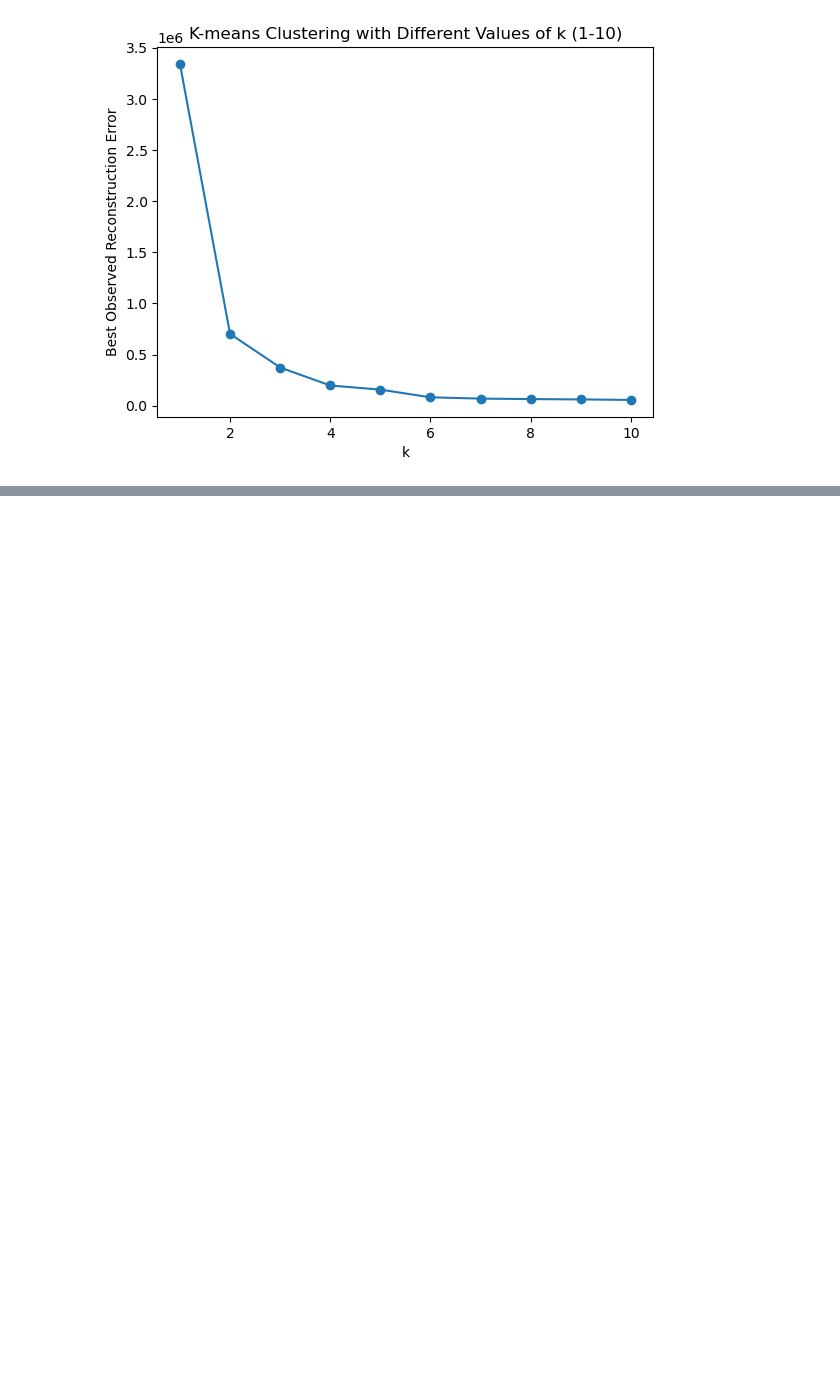
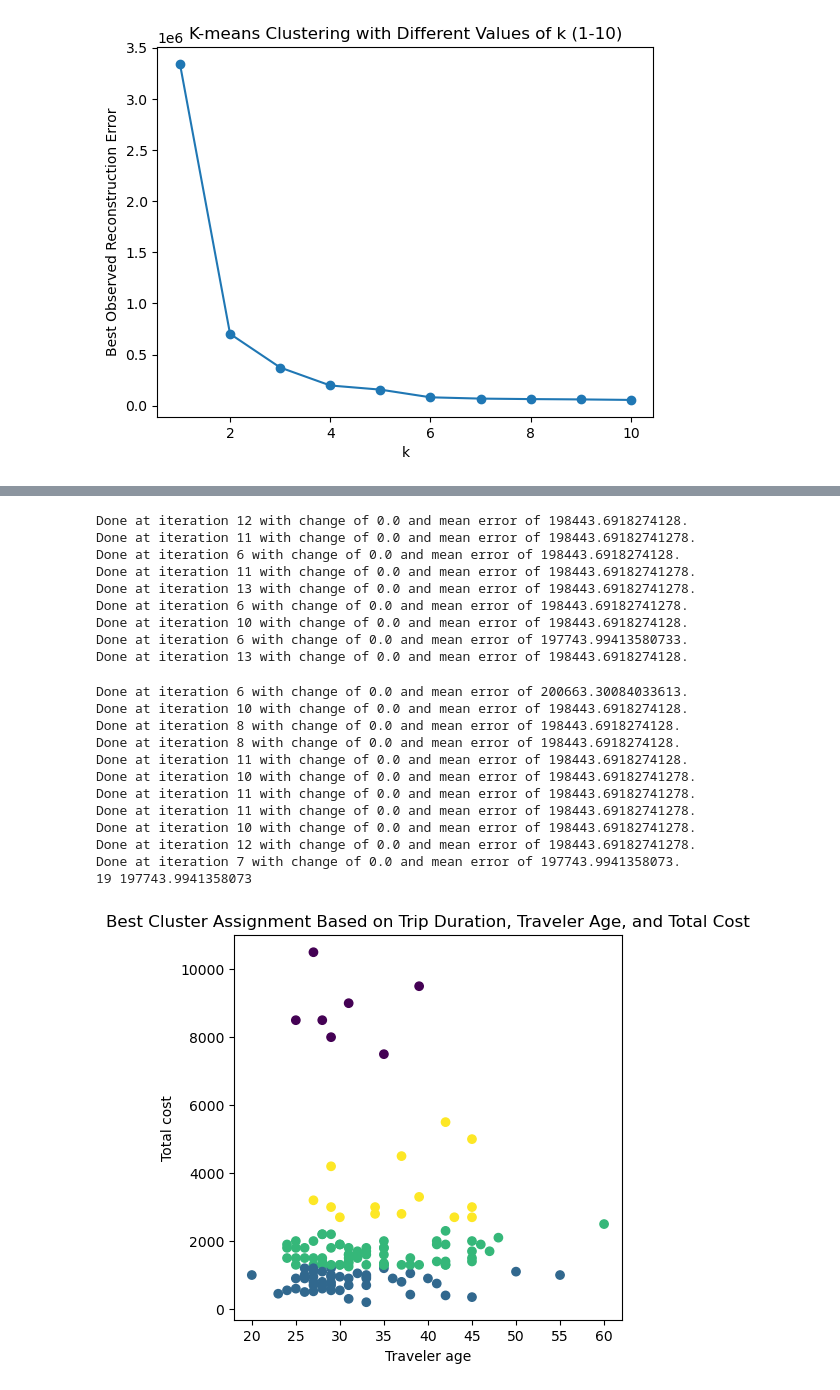
Before and after one commit to Shuchi18/CSCI4022_Final_Project, a Jupyter notebook: Notebook/Project.ipynb, the cells around one changed output, grey strips where cells are left out. Drawn from its saved outputs; the diff is of its cells as text; code cells hidden in the pictures; blank space fills up the shorter version.

```diff
--- a/Notebook/Project.ipynb
+++ b/Notebook/Project.ipynb
@@ -373,0 +383,55 @@ plt.show()
+# %%
+meanerrors = np.array([0.0]*20)
+assignments = pd.DataFrame(np.zeros((num_rows, df.shape[1])))
+for i in range(20):
+    centroids, clusters, meanerror = kmeans(df[['Duration (days)','Traveler age','Total cost']],k=4)
+    meanerrors[i] = meanerror
+    assignments[i] = clusters
+# print(assignments.shape)
+# print(assignments)
+# print(meanerrors.shape)
+# print(meanerrors)
+
+# Lowest reconstruction error cluster
+# lowest_error = meanerrors.index(min(meanerrors))
+min_idx = -1
+min_err = np.inf
+for j in range(len(meanerrors)):
+    if meanerrors[j] < min_err:
+        min_err = meanerrors[j]
+        min_idx = j
+print(min_idx,min_err)
+
+lowest_cluster = assignments[min_idx].tolist()
+
+# Scatter plot
+df['Best Cluster'] = lowest_cluster
+fig, ax = plt.subplots(1,1, figsize=(5,5))
+plt.scatter(df['Traveler age'],df['Total cost'],c=lowest_cluster)
+plt.xlabel("Traveler age")
+plt.ylabel("Total cost")
+plt.title("Best Cluster Assignment Based on Trip Duration, Traveler Age, and Total Cost")
+plt.show()
+# %% [output]
+Done at iteration 12 with change of 0.0 and mean error of 198443.6918274128.
+Done at iteration 11 with change of 0.0 and mean error of 198443.69182741278.
+Done at iteration 6 with change of 0.0 and mean error of 198443.6918274128.
+Done at iteration 11 with change of 0.0 and mean error of 198443.69182741278.
+Done at iteration 13 with change of 0.0 and mean error of 198443.69182741278.
+Done at iteration 6 with change of 0.0 and mean error of 198443.69182741278.
+Done at iteration 10 with change of 0.0 and mean error of 198443.6918274128.
+Done at iteration 6 with change of 0.0 and mean error of 197743.99413580733.
+Done at iteration 13 with change of 0.0 and mean error of 198443.6918274128.
+Done at iteration 6 with change of 0.0 and mean error of 200663.30084033613.
+Done at iteration 10 with change of 0.0 and mean error of 198443.6918274128.
+Done at iteration 8 with change of 0.0 and mean error of 198443.6918274128.
+Done at iteration 8 with change of 0.0 and mean error of 198443.6918274128.
+Done at iteration 11 with change of 0.0 and mean error of 198443.6918274128.
+Done at iteration 10 with change of 0.0 and mean error of 198443.69182741278.
+Done at iteration 11 with change of 0.0 and mean error of 198443.69182741278.
+Done at iteration 11 with change of 0.0 and mean error of 198443.69182741278.
+Done at iteration 10 with change of 0.0 and mean error of 198443.69182741278.
+Done at iteration 12 with change of 0.0 and mean error of 198443.69182741278.
+Done at iteration 7 with change of 0.0 and mean error of 197743.9941358073.
+19 197743.9941358073
+[figure, added]
```
Also changed, not shown: parts of 10 cells of this notebook.
